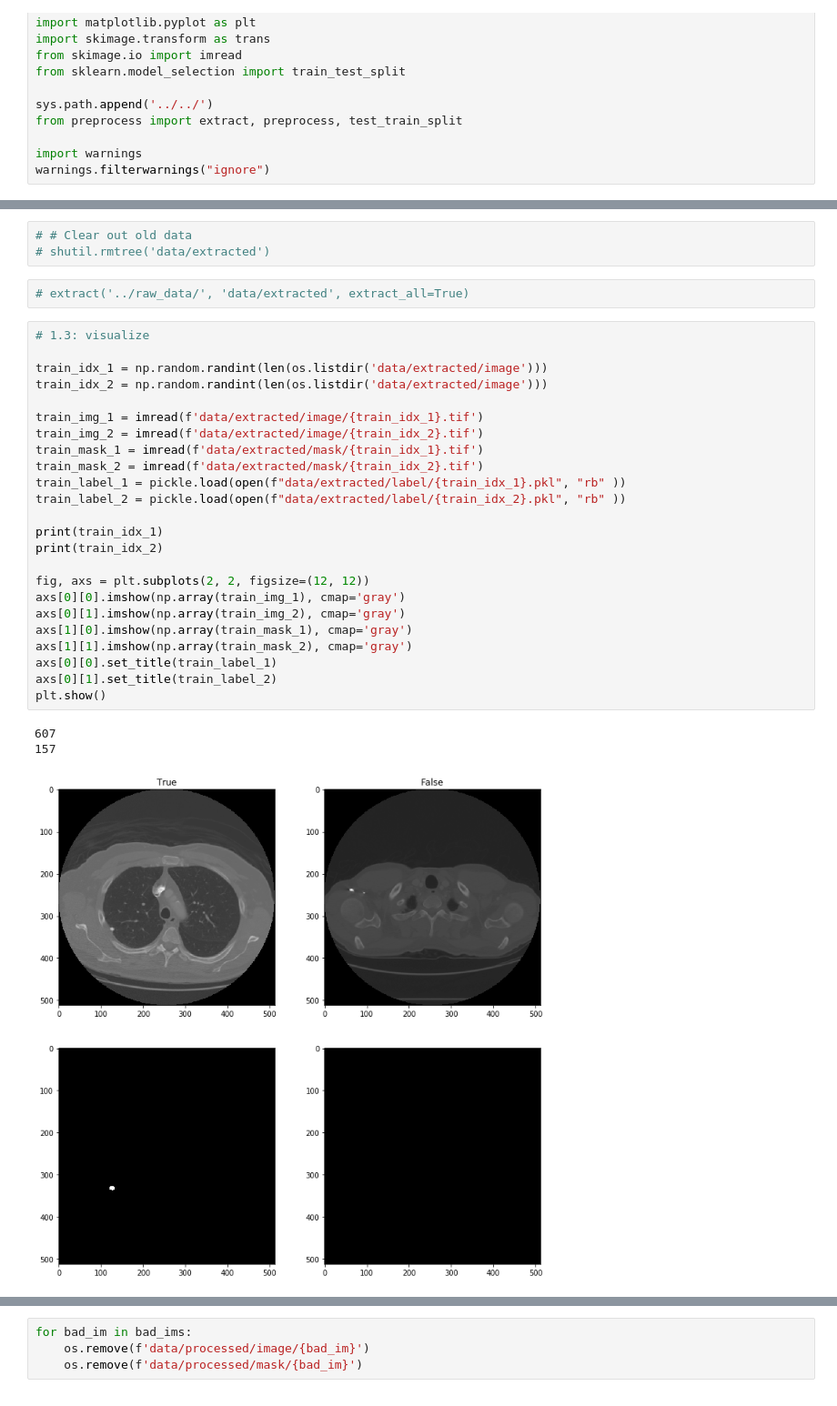
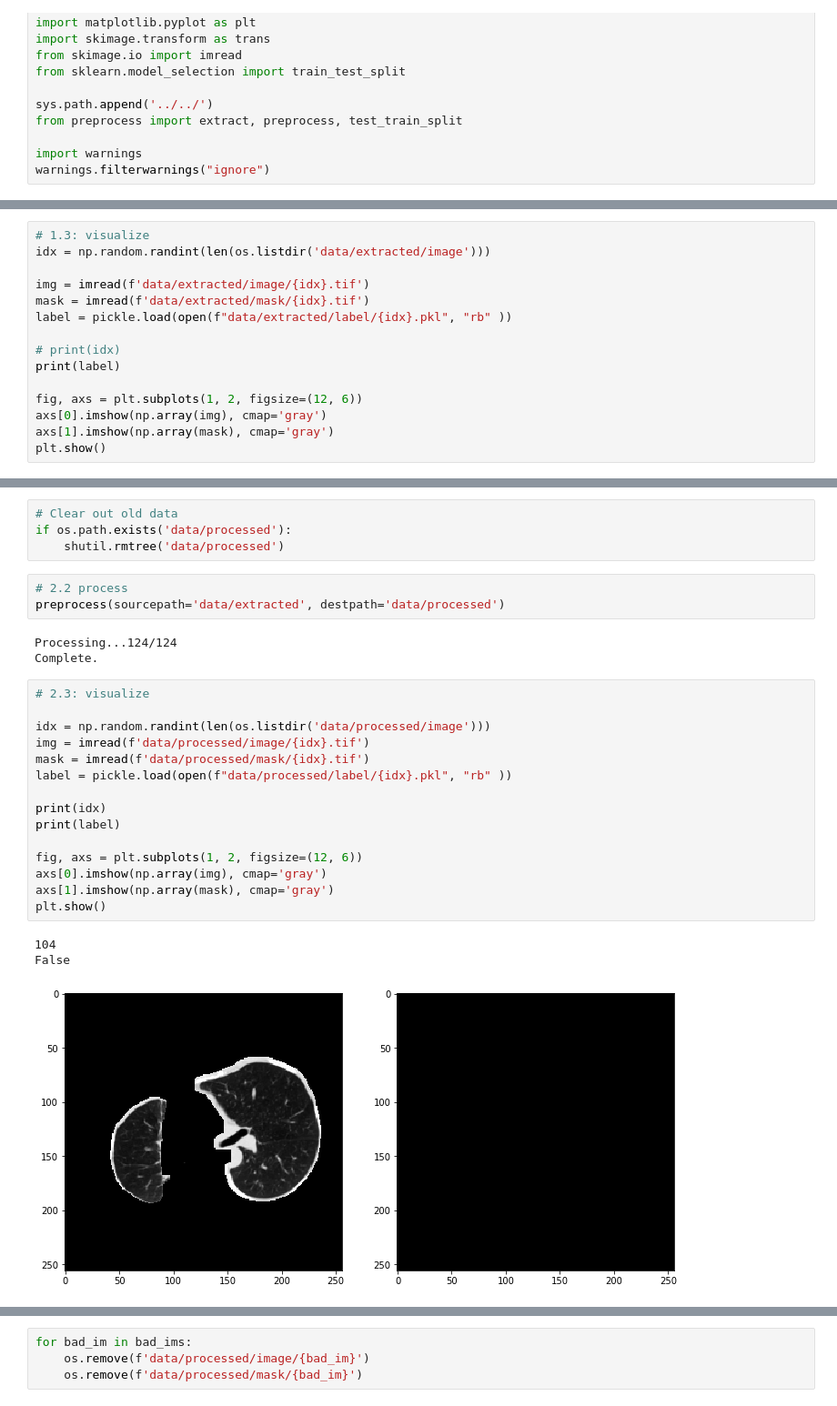
Before and after one commit to maggiebasta/lidc_information_density, a Jupyter notebook: preprocess_notebook.ipynb, the cells around one changed output, grey strips where cells are left out. Shown at 91% size. Saved outputs shown, nothing was run; the diff lists cells and outputs as text.

```diff
--- a/preprocess_notebook.ipynb
+++ b/preprocess_notebook.ipynb
@@ -19,0 +29,15 @@ warnings.filterwarnings("ignore")
+# %%
+# 1.3: visualize
+idx = np.random.randint(len(os.listdir('data/extracted/image')))
+
+img = imread(f'data/extracted/image/{idx}.tif')
+mask = imread(f'data/extracted/mask/{idx}.tif')
+label = pickle.load(open(f"data/extracted/label/{idx}.pkl", "rb" ))
+
+# print(idx)
+print(label)
+
+fig, axs = plt.subplots(1, 2, figsize=(12, 6))
+axs[0].imshow(np.array(img), cmap='gray')
+axs[1].imshow(np.array(mask), cmap='gray')
+plt.show()
@@ -20,33 +49,29 @@ warnings.filterwarnings("ignore")
 # %%
-# # Clear out old data
-# shutil.rmtree('data/extracted')
+# Clear out old data
+if os.path.exists('data/processed'):
+    shutil.rmtree('data/processed')
-# %%
-# extract('../raw_data/', 'data/extracted', extract_all=True)
+# %%
+# 2.2 process
+preprocess(sourcepath='data/extracted', destpath='data/processed')
+# %% [output]
+Processing...124/124
+Complete.
 # %%
-# 1.3: visualize
+# 2.3: visualize
 
-train_idx_1 = np.random.randint(len(os.listdir('data/extracted/image')))
-train_idx_2 = np.random.randint(len(os.listdir('data/extracted/image')))
+idx = np.random.randint(len(os.listdir('data/processed/image')))
+img = imread(f'data/processed/image/{idx}.tif')
+mask = imread(f'data/processed/mask/{idx}.tif')
+label = pickle.load(open(f"data/processed/label/{idx}.pkl", "rb" ))
 
-train_img_1 = imread(f'data/extracted/image/{train_idx_1}.tif')
-train_img_2 = imread(f'data/extracted/image/{train_idx_2}.tif')
-train_mask_1 = imread(f'data/extracted/mask/{train_idx_1}.tif')
-train_mask_2 = imread(f'data/extracted/mask/{train_idx_2}.tif')
-train_label_1 = pickle.load(open(f"data/extracted/label/{train_idx_1}.pkl", "rb" ))
-train_label_2 = pickle.load(open(f"data/extracted/label/{train_idx_2}.pkl", "rb" ))
+print(idx)
+print(label)
 
-print(train_idx_1)
-print(train_idx_2)
-
-fig, axs = plt.subplots(2, 2, figsize=(12, 12))
-axs[0][0].imshow(np.array(train_img_1), cmap='gray')
-axs[0][1].imshow(np.array(train_img_2), cmap='gray')
-axs[1][0].imshow(np.array(train_mask_1), cmap='gray')
-axs[1][1].imshow(np.array(train_mask_2), cmap='gray')
-axs[0][0].set_title(train_label_1)
-axs[0][1].set_title(train_label_2)
+fig, axs = plt.subplots(1, 2, figsize=(12, 6))
+axs[0].imshow(np.array(img), cmap='gray')
+axs[1].imshow(np.array(mask), cmap='gray')
 plt.show()
 # %% [output]
-607
-157
+104
+False
-[figure, old version]
+[figure, new version]
```
Also changed, not shown: parts of 21 cells of this notebook, 5 other files.
